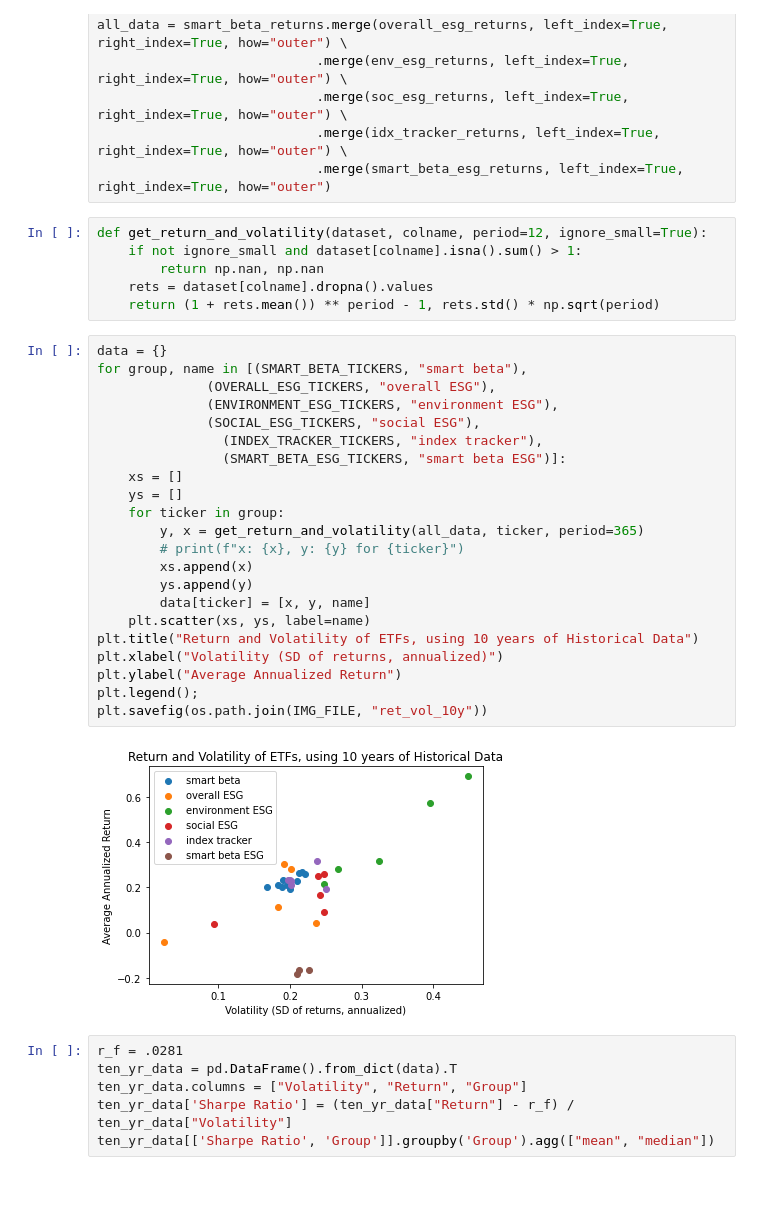
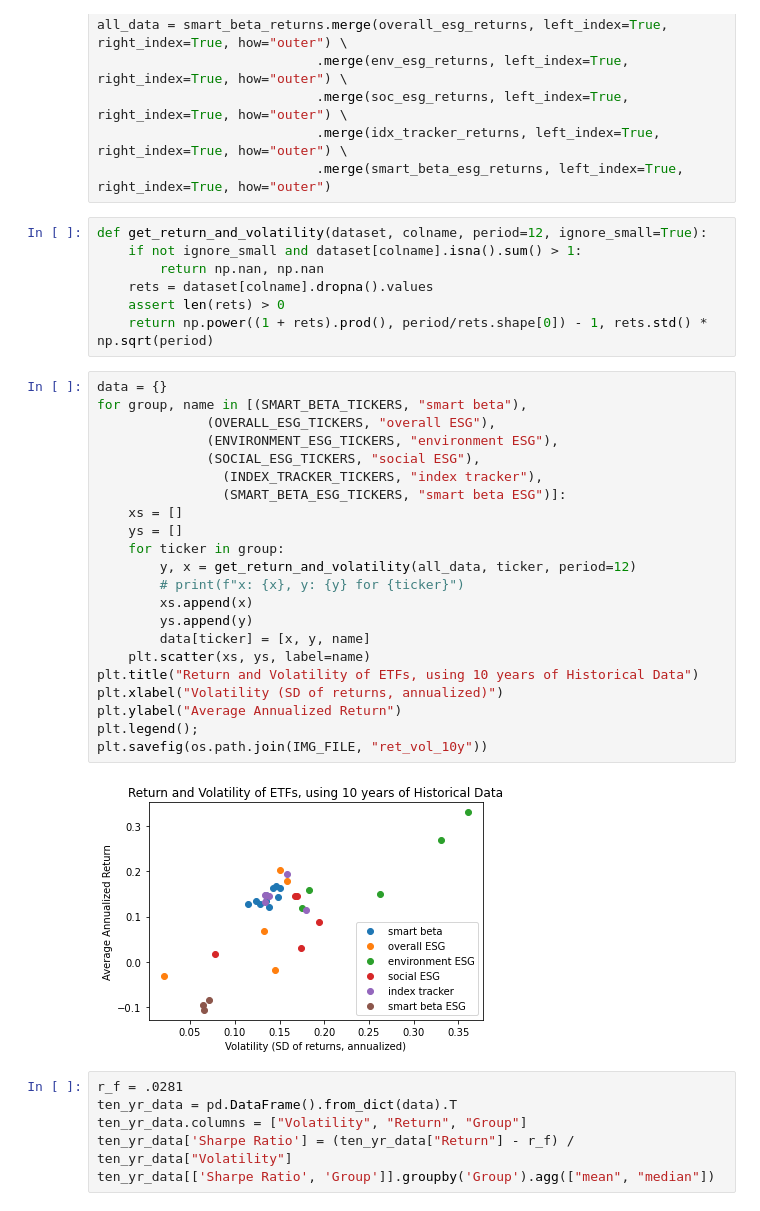
Before and after one commit to henry-maier/sustainable_portfolio_constructionsp22, a Jupyter notebook: notebooks/visualization.ipynb, the cells around one changed output. Saved outputs shown, nothing was run; the diff lists cells and outputs as text.

```diff
--- a/notebooks/visualization.ipynb
+++ b/notebooks/visualization.ipynb
@@ -39,31 +39,32 @@ def get_return_and_volatility(dataset, colname, period=12, ignore_small=True):
     if not ignore_small and dataset[colname].isna().sum() > 1:
         return np.nan, np.nan
     rets = dataset[colname].dropna().values
-    return (1 + rets.mean()) ** period - 1, rets.std() * np.sqrt(period)
+    assert len(rets) > 0
+    return np.power((1 + rets).prod(), period/rets.shape[0]) - 1, rets.std() * np.sqrt(period)
 # %%
 data = {}
 for group, name in [(SMART_BETA_TICKERS, "smart beta"),
               (OVERALL_ESG_TICKERS, "overall ESG"),
               (ENVIRONMENT_ESG_TICKERS, "environment ESG"),
               (SOCIAL_ESG_TICKERS, "social ESG"),
                 (INDEX_TRACKER_TICKERS, "index tracker"),
                 (SMART_BETA_ESG_TICKERS, "smart beta ESG")]:
     xs = []
     ys = []
     for ticker in group:
-        y, x = get_return_and_volatility(all_data, ticker, period=365)
+        y, x = get_return_and_volatility(all_data, ticker, period=12)
         # print(f"x: {x}, y: {y} for {ticker}")
         xs.append(x)
         ys.append(y)
         data[ticker] = [x, y, name]
     plt.scatter(xs, ys, label=name)
 plt.title("Return and Volatility of ETFs, using 10 years of Historical Data")
 plt.xlabel("Volatility (SD of returns, annualized)")
 plt.ylabel("Average Annualized Return")
 plt.legend();
 plt.savefig(os.path.join(IMG_FILE, "ret_vol_10y"))
 # %% [output]
-[figure, old version]
+[figure, new version]
 # %%
 r_f = .0281
 ten_yr_data = pd.DataFrame().from_dict(data).T
```
Also changed, not shown: 8 other files.
